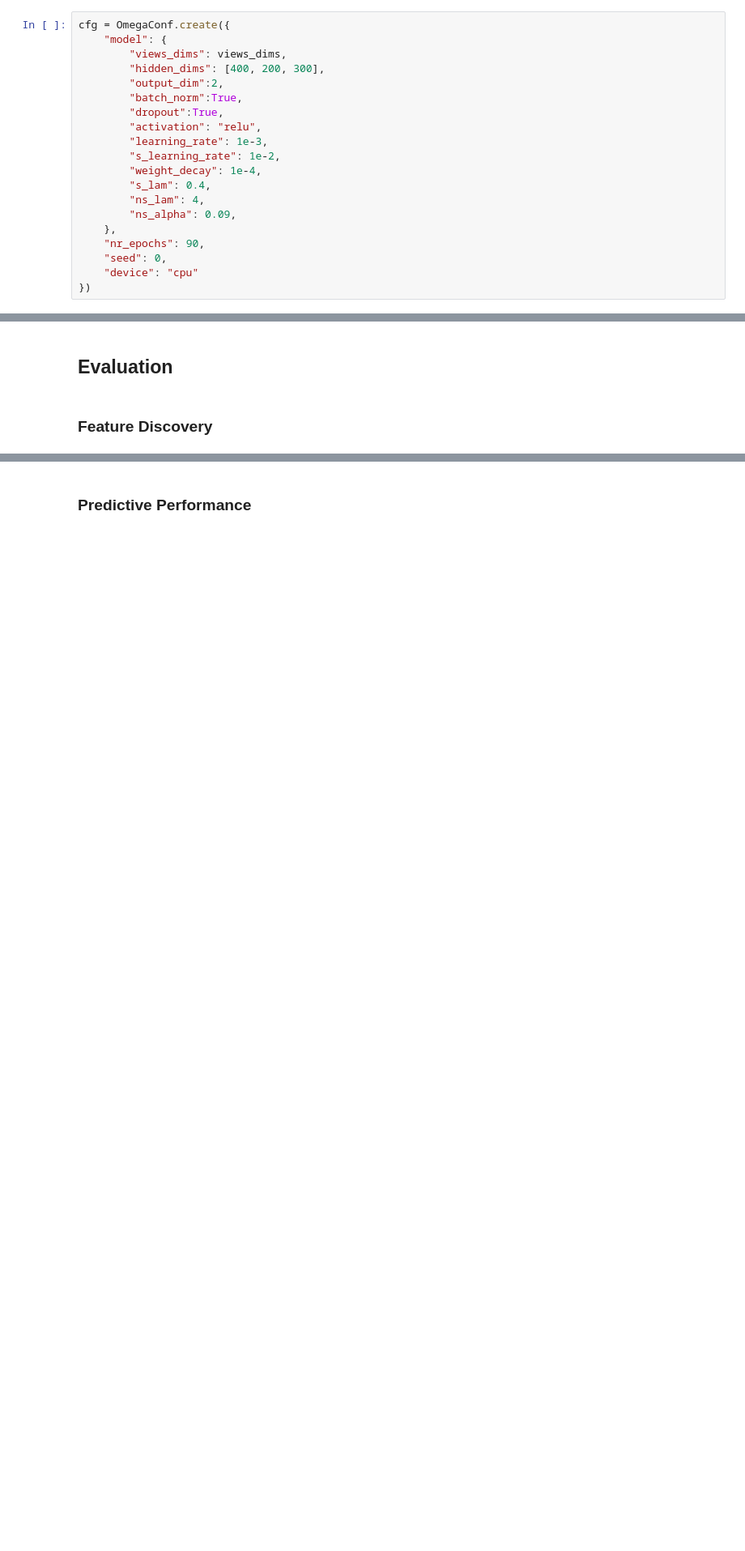
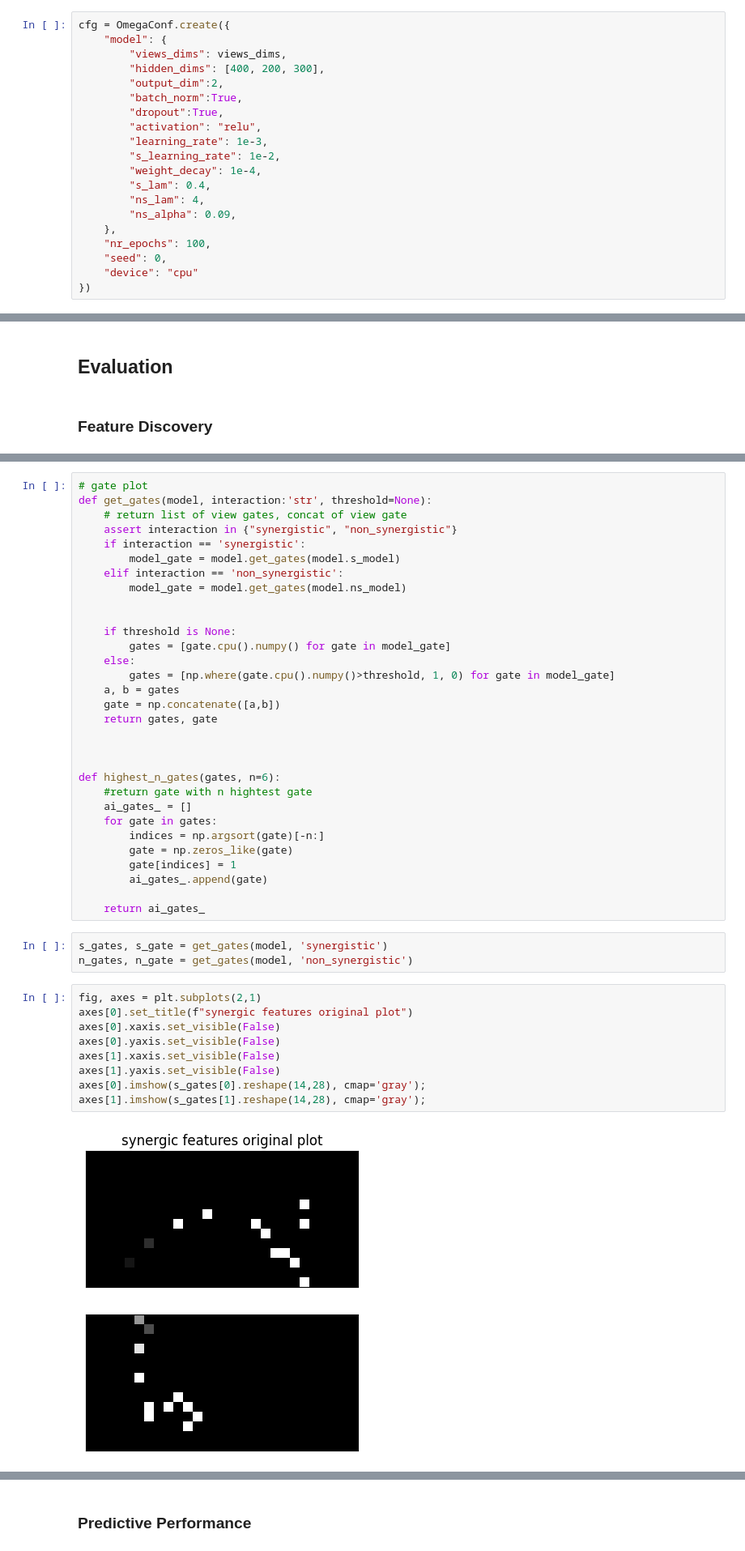
Before and after one commit to choheeK/SynFS, a Jupyter notebook: Notebooks/mnist_example.ipynb, the cells around one changed output, grey strips where cells are left out. Shown at 81% size. Saved outputs shown, nothing was run; the diff lists cells and outputs as text; blank space fills up the shorter version.

```diff
--- a/Notebooks/mnist_example.ipynb
+++ b/Notebooks/mnist_example.ipynb
@@ -48,7 +46,7 @@ cfg = OmegaConf.create({
         "ns_lam": 4,
         "ns_alpha": 0.09,
     },
-    "nr_epochs": 90,
+    "nr_epochs": 100,
     "seed": 0,
     "device": "cpu"
 })
@@ -231,0 +246,45 @@ Jaccard Index: 1.000, True Positive Rate: 100.000%, False Discovery Rate: 0.000%
+# %%
+# gate plot
+def get_gates(model, interaction:'str', threshold=None):
+    # return list of view gates, concat of view gate
+    assert interaction in {"synergistic", "non_synergistic"}
+    if interaction == 'synergistic':
+        model_gate = model.get_gates(model.s_model)
+    elif interaction == 'non_synergistic':
+        model_gate = model.get_gates(model.ns_model)
+
+
+    if threshold is None:
+        gates = [gate.cpu().numpy() for gate in model_gate]
+    else:
+        gates = [np.where(gate.cpu().numpy()>threshold, 1, 0) for gate in model_gate]
+    a, b = gates
+    gate = np.concatenate([a,b])
+    return gates, gate
+
+
+
+def highest_n_gates(gates, n=6):
+    #return gate with n hightest gate
+    ai_gates_ = []
+    for gate in gates:
+        indices = np.argsort(gate)[-n:]
+        gate = np.zeros_like(gate)
+        gate[indices] = 1
+        ai_gates_.append(gate)
+
+    return ai_gates_
+# %%
+s_gates, s_gate = get_gates(model, 'synergistic')
+n_gates, n_gate = get_gates(model, 'non_synergistic')
+# %%
+fig, axes = plt.subplots(2,1)
+axes[0].set_title(f"synergic features original plot")
+axes[0].xaxis.set_visible(False)
+axes[0].yaxis.set_visible(False)
+axes[1].xaxis.set_visible(False)
+axes[1].yaxis.set_visible(False)
+axes[0].imshow(s_gates[0].reshape(14,28), cmap='gray');
+axes[1].imshow(s_gates[1].reshape(14,28), cmap='gray');
+# %% [output]
+[figure, added]
```
Also changed, not shown: parts of 32 cells of this notebook, 4 other files.
